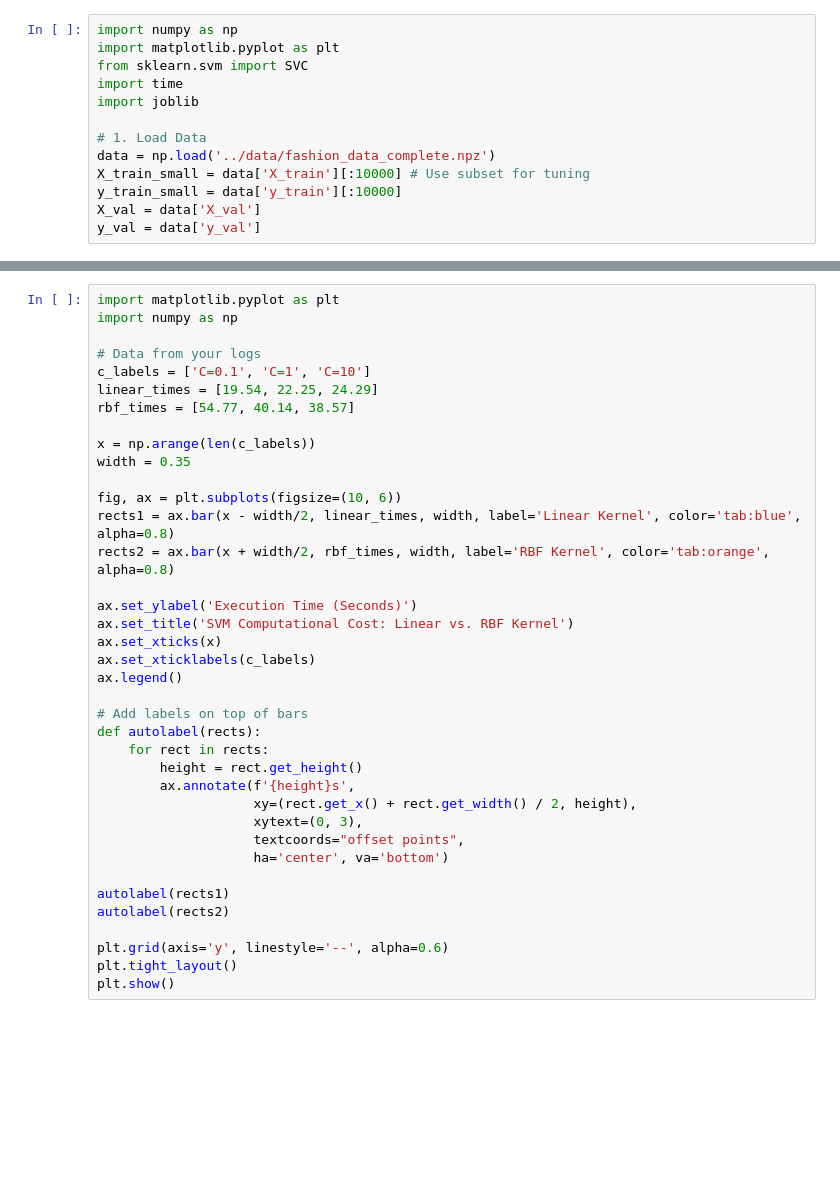
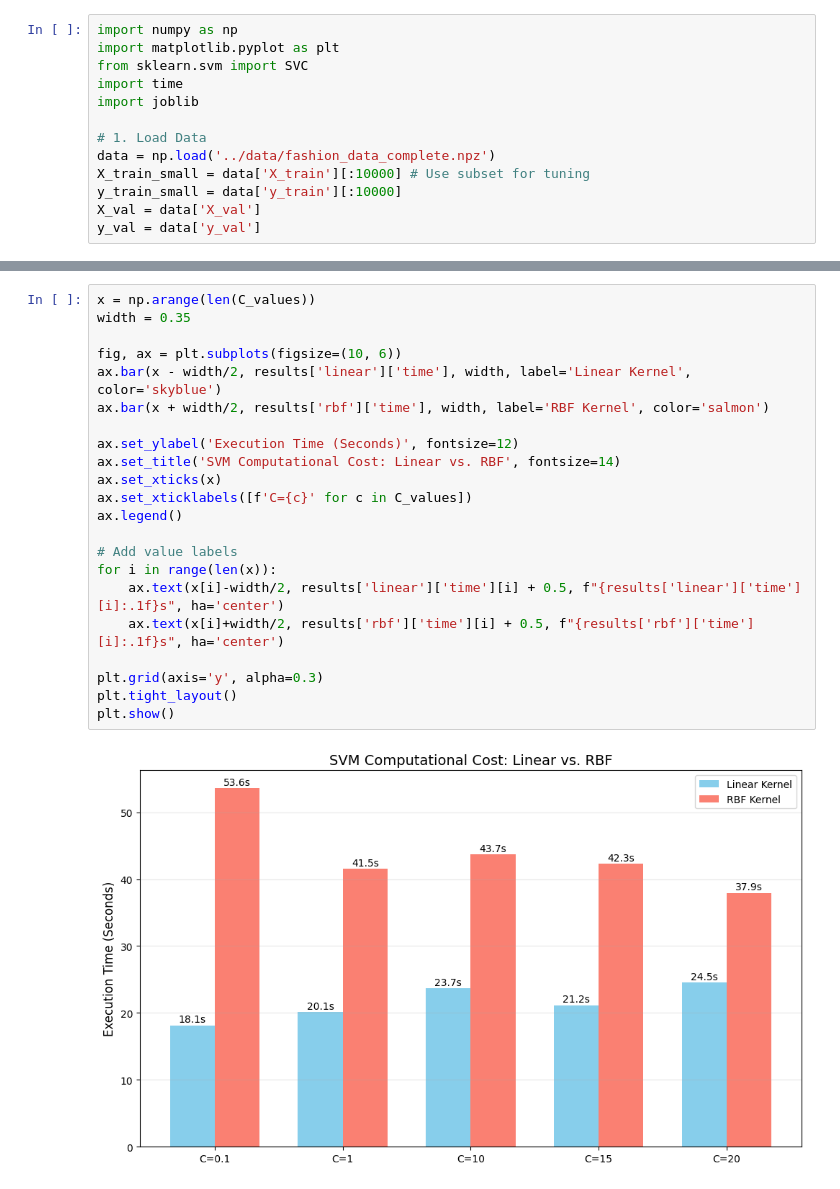
Before and after one commit to hieuvous/lab3_ML, a Jupyter notebook: models/SVM.ipynb, the cells around one changed output, grey strips where cells are left out. Cells and saved outputs as stored; diff of their text form; blank space fills up the shorter version.

```diff
--- a/models/SVM.ipynb
+++ b/models/SVM.ipynb
@@ -48,38 +168,24 @@ plt.show()
 # %%
-import matplotlib.pyplot as plt
-import numpy as np
-
-# Data from your logs
-c_labels = ['C=0.1', 'C=1', 'C=10']
-linear_times = [19.54, 22.25, 24.29]
-rbf_times = [54.77, 40.14, 38.57]
-
-x = np.arange(len(c_labels))
+x = np.arange(len(C_values))
 width = 0.35
 
 fig, ax = plt.subplots(figsize=(10, 6))
-rects1 = ax.bar(x - width/2, linear_times, width, label='Linear Kernel', color='tab:blue', alpha=0.8)
-rects2 = ax.bar(x + width/2, rbf_times, width, label='RBF Kernel', color='tab:orange', alpha=0.8)
+ax.bar(x - width/2, results['linear']['time'], width, label='Linear Kernel', color='skyblue')
+ax.bar(x + width/2, results['rbf']['time'], width, label='RBF Kernel', color='salmon')
 
-ax.set_ylabel('Execution Time (Seconds)')
-ax.set_title('SVM Computational Cost: Linear vs. RBF Kernel')
+ax.set_ylabel('Execution Time (Seconds)', fontsize=12)
+ax.set_title('SVM Computational Cost: Linear vs. RBF', fontsize=14)
 ax.set_xticks(x)
-ax.set_xticklabels(c_labels)
+ax.set_xticklabels([f'C={c}' for c in C_values])
 ax.legend()
 
-# Add labels on top of bars
-def autolabel(rects):
-    for rect in rects:
-        height = rect.get_height()
-        ax.annotate(f'{height}s',
-                    xy=(rect.get_x() + rect.get_width() / 2, height),
-                    xytext=(0, 3),
-                    textcoords="offset points",
-                    ha='center', va='bottom')
+# Add value labels
+for i in range(len(x)):
+    ax.text(x[i]-width/2, results['linear']['time'][i] + 0.5, f"{results['linear']['time'][i]:.1f}s", ha='center')
+    ax.text(x[i]+width/2, results['rbf']['time'][i] + 0.5, f"{results['rbf']['time'][i]:.1f}s", ha='center')
 
-autolabel(rects1)
-autolabel(rects2)
-
-plt.grid(axis='y', linestyle='--', alpha=0.6)
+plt.grid(axis='y', alpha=0.3)
 plt.tight_layout()
 plt.show()
+# %% [output]
+[figure, added]
```
Also changed, not shown: parts of 4 cells of this notebook, 11 other files.
